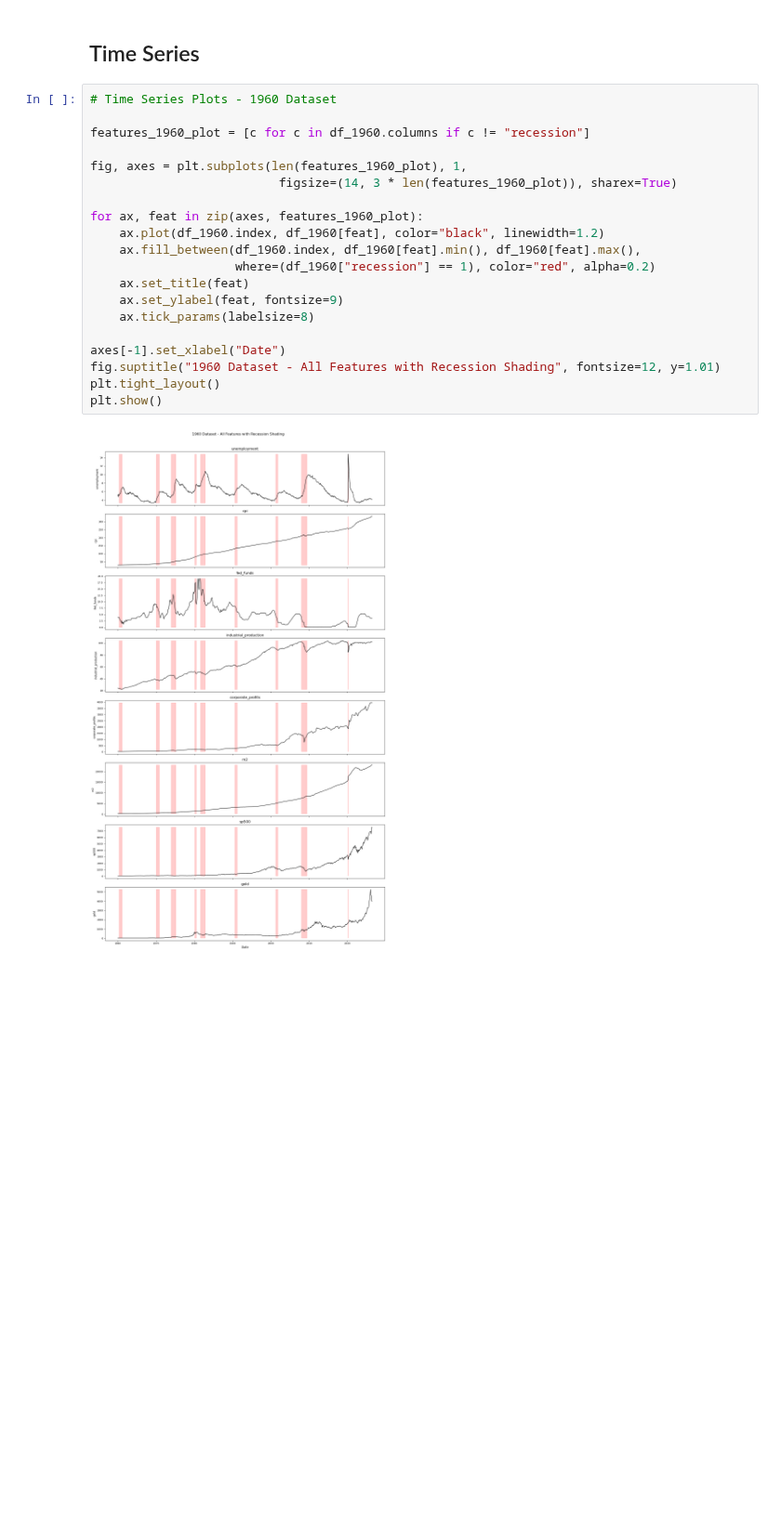
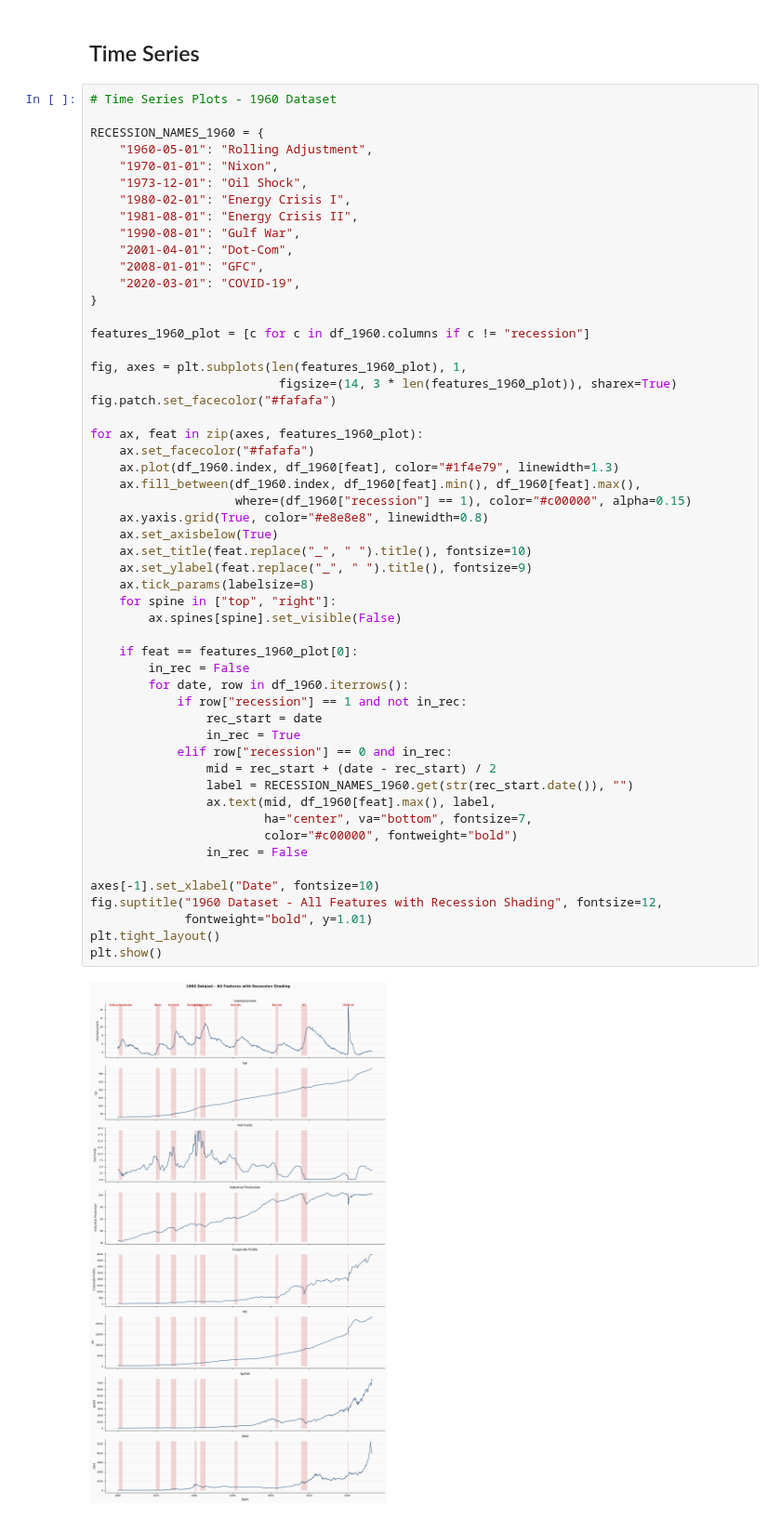
Before and after one commit to DavidHeffernan94/RecessionPredictor, a Jupyter notebook: RecessionPredictor.ipynb, the cells around one changed output. Shown at 93% size. Cells and saved outputs as stored; diff of their text form; blank space fills up the shorter version.

```diff
--- a/RecessionPredictor.ipynb
+++ b/RecessionPredictor.ipynb
@@ -602,25 +605,58 @@ display(results_1987)
 ## Time Series
 # %%
 # Time Series Plots - 1960 Dataset
+
+RECESSION_NAMES_1960 = {
+    "1960-05-01": "Rolling Adjustment",
+    "1970-01-01": "Nixon",
+    "1973-12-01": "Oil Shock",
+    "1980-02-01": "Energy Crisis I",
+    "1981-08-01": "Energy Crisis II",
+    "1990-08-01": "Gulf War",
+    "2001-04-01": "Dot-Com",
+    "2008-01-01": "GFC",
+    "2020-03-01": "COVID-19",
+}
 
 features_1960_plot = [c for c in df_1960.columns if c != "recession"]
 
 fig, axes = plt.subplots(len(features_1960_plot), 1,
                           figsize=(14, 3 * len(features_1960_plot)), sharex=True)
+fig.patch.set_facecolor("#fafafa")
 
 for ax, feat in zip(axes, features_1960_plot):
-    ax.plot(df_1960.index, df_1960[feat], color="black", linewidth=1.2)
+    ax.set_facecolor("#fafafa")
+    ax.plot(df_1960.index, df_1960[feat], color="#1f4e79", linewidth=1.3)
     ax.fill_between(df_1960.index, df_1960[feat].min(), df_1960[feat].max(),
-                    where=(df_1960["recession"] == 1), color="red", alpha=0.2)
-    ax.set_title(feat)
-    ax.set_ylabel(feat, fontsize=9)
+                    where=(df_1960["recession"] == 1), color="#c00000", alpha=0.15)
+    ax.yaxis.grid(True, color="#e8e8e8", linewidth=0.8)
+    ax.set_axisbelow(True)
+    ax.set_title(feat.replace("_", " ").title(), fontsize=10)
+    ax.set_ylabel(feat.replace("_", " ").title(), fontsize=9)
     ax.tick_params(labelsize=8)
+    for spine in ["top", "right"]:
+        ax.spines[spine].set_visible(False)
 
-axes[-1].set_xlabel("Date")
-fig.suptitle("1960 Dataset - All Features with Recession Shading", fontsize=12, y=1.01)
+    if feat == features_1960_plot[0]:
+        in_rec = False
+        for date, row in df_1960.iterrows():
+            if row["recession"] == 1 and not in_rec:
+                rec_start = date
+                in_rec = True
+            elif row["recession"] == 0 and in_rec:
+                mid = rec_start + (date - rec_start) / 2
+                label = RECESSION_NAMES_1960.get(str(rec_start.date()), "")
+                ax.text(mid, df_1960[feat].max(), label,
+                        ha="center", va="bottom", fontsize=7,
+                        color="#c00000", fontweight="bold")
+                in_rec = False
+
+axes[-1].set_xlabel("Date", fontsize=10)
+fig.suptitle("1960 Dataset - All Features with Recession Shading", fontsize=12,
+             fontweight="bold", y=1.01)
 plt.tight_layout()
 plt.show()
 # %% [output]
-[figure, old version]
+[figure, new version]
 # %%
 # Time Series Plots - 1987 Dataset
```
Also changed, not shown: parts of 27 cells of this notebook.
